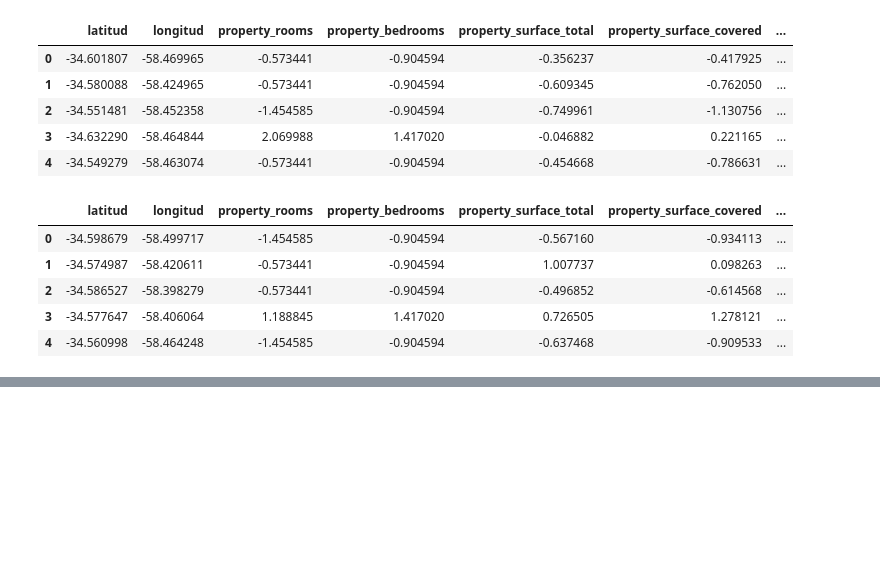
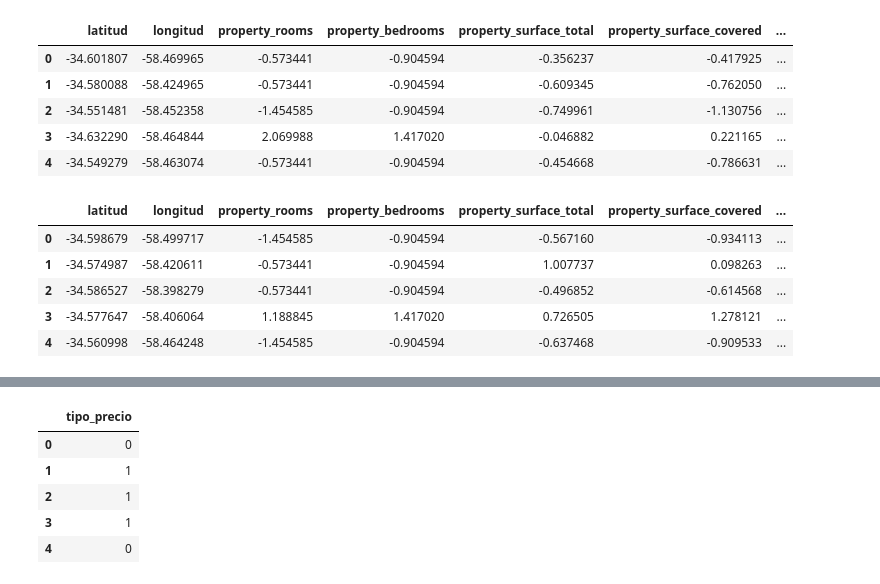
Before and after one commit to Fanusaez/7506R-2C2022-GRUPO13, a Jupyter notebook: 7506R_TP2_GRUPO13_ENTREGA_N2.ipynb, the cells around one changed output, grey strips where cells are left out. Cells and saved outputs as stored; diff of their text form; code cells hidden in the pictures; blank space fills up the shorter version.

```diff
--- a/7506R_TP2_GRUPO13_ENTREGA_N2.ipynb
+++ b/7506R_TP2_GRUPO13_ENTREGA_N2.ipynb
@@ -44,6 +51,10 @@ ds_train.head()
 #dropeamos Unamed:0
 ds_train.drop(columns=["Unnamed: 0"], inplace=True)
 ds_test.drop(columns=["Unnamed: 0"], inplace=True)
+
+#cambio nombre de columna precioxm2_relativo_q
+ds_train.rename(columns={'precioxm2_relativo_q':'tipo_precio'}, inplace=True)
+ds_test.rename(columns={'precioxm2_relativo_q':'tipo_precio'}, inplace=True)
 # %% [markdown]
 Aplicamos dummies a la variable property_type y precioxm2_relativo_q
 # %%
@@ -252,0 +268,9 @@ ds_test.head()
+# %%
+#Eliminamos columnas que esten relaionadas con el precio
+columnas_a_eliminar = ["property_price", "property_bedrooms", "property_surface_total", "property_surface_covered", "property_price", "property_type_Departamento", "property_type_PH"]
+
+#target
+target = ["tipo_precio"]
+
+#columnas_predictoras
+columnas_predictoras = ["latitud", "longitud", "property_rooms"]
@@ -252,0 +279,11 @@ ds_test.head()
+# %%
+ds_train_clas = ds_train.drop(columns=columnas_a_eliminar)
+ds_test_clas = ds_test.drop(columns=columnas_a_eliminar)
+
+#train
+x_train = ds_train_clas.drop(columns=target)
+y_train = ds_train_clas[target]
+
+#test
+x_test = ds_test_clas.drop(columns=target)
+y_test = ds_test_clas[target]
@@ -252,0 +296,3 @@ ds_test.head()
+# %%
+y_train["tipo_precio"] = y_train["tipo_precio"].replace({"bajo": 0, "medio": 1, "alto" : 2})
+y_test["tipo_precio"] = y_test["tipo_precio"].replace({"bajo": 0, "medio": 1, "alto" : 2})
@@ -252,0 +310,9 @@ ds_test.head()
+# %%
+y_train.head()
+# %% [output]
+|  | tipo_precio |
+| 0 | 0 |
+| 1 | 1 |
+| 2 | 1 |
+| 3 | 1 |
+| 4 | 0 |
```
Also changed, not shown: parts of 13 cells of this notebook.
